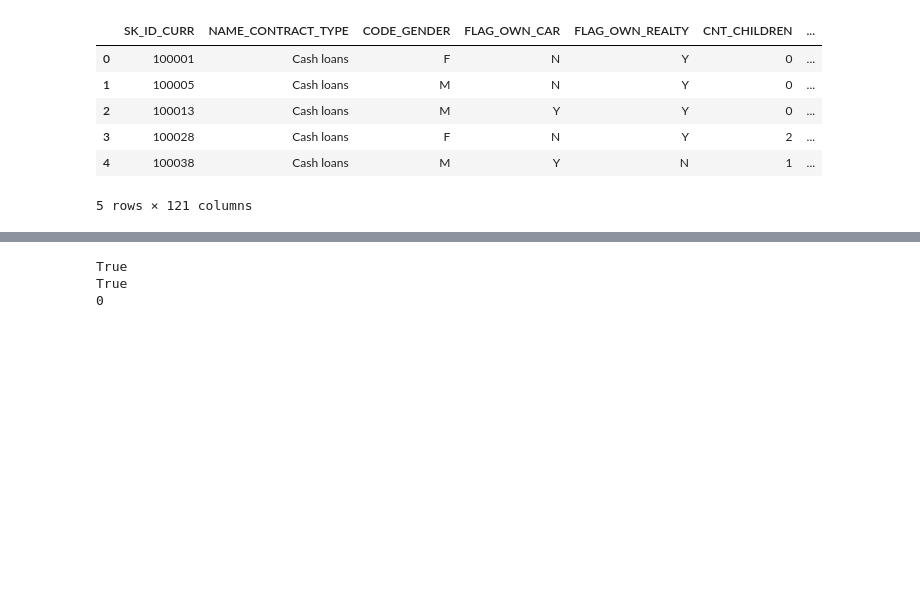
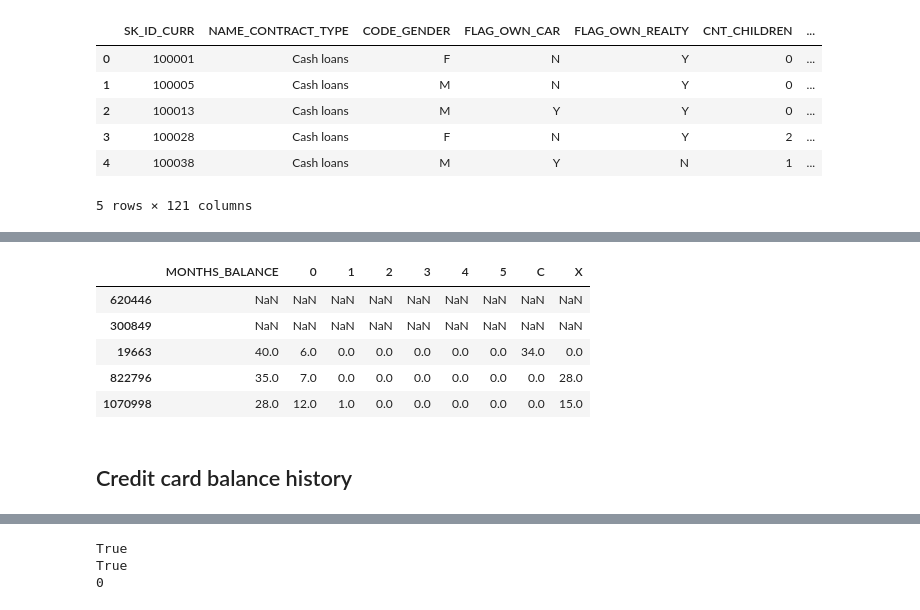
Before and after one commit to youess/credit_risk, a Jupyter notebook: eda/EDA_HOME_credit_Analysis.ipynb, the cells around one changed output, grey strips where cells are left out. Saved outputs shown, nothing was run; the diff lists cells and outputs as text; code cells hidden in the pictures; blank space fills up the shorter version.

```diff
--- a/eda/EDA_HOME_credit_Analysis.ipynb
+++ b/eda/EDA_HOME_credit_Analysis.ipynb
@@ -115,0 +393,11 @@ bureau2.isnull().sum() / bureau2.shape[0]
+# %%
+bureau2.iloc[:, -9:].sample(5)
+# %% [output]
+|  | MONTHS_BALANCE | 0 | 1 | 2 | 3 | 4 | 5 | C | X |
+| 620446 | NaN | NaN | NaN | NaN | NaN | NaN | NaN | NaN | NaN |
+| 300849 | NaN | NaN | NaN | NaN | NaN | NaN | NaN | NaN | NaN |
+| 19663 | 40.0 | 6.0 | 0.0 | 0.0 | 0.0 | 0.0 | 0.0 | 34.0 | 0.0 |
+| 822796 | 35.0 | 7.0 | 0.0 | 0.0 | 0.0 | 0.0 | 0.0 | 0.0 | 28.0 |
+| 1070998 | 28.0 | 12.0 | 1.0 | 0.0 | 0.0 | 0.0 | 0.0 | 0.0 | 15.0 |
+# %% [markdown]
+## Credit card balance history
```
Also changed, not shown: parts of 47 cells of this notebook, 5 other files.
